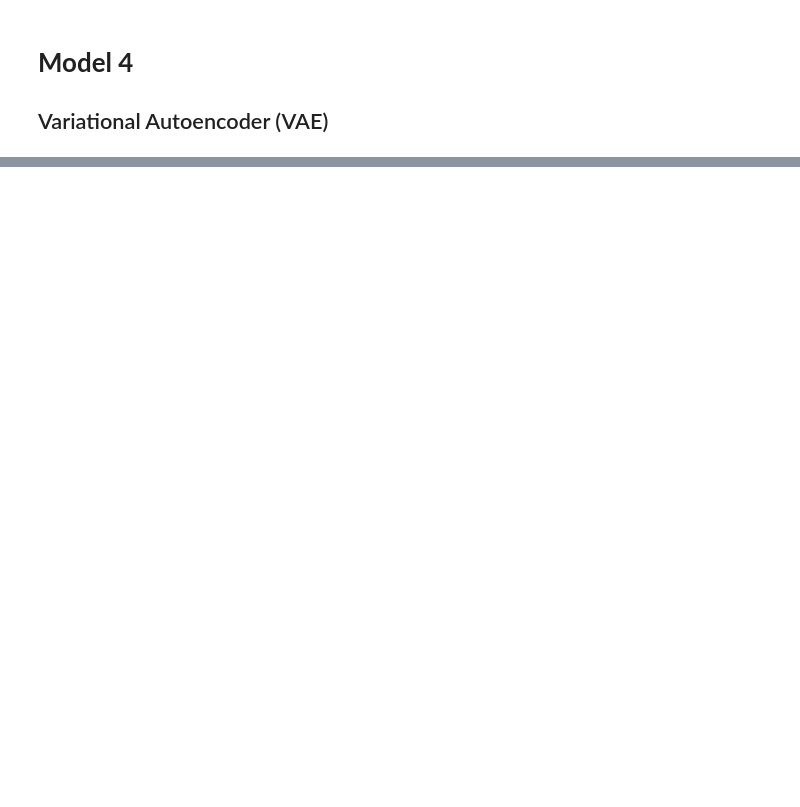
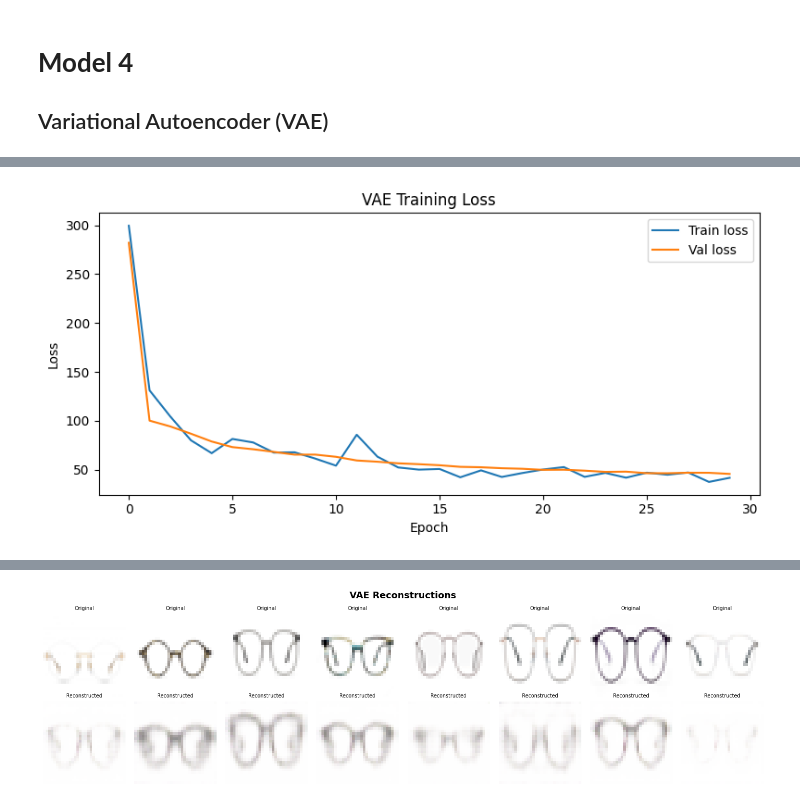
Before and after one commit to AissaBerenice/P1-Deep-Learning-P2026, a Jupyter notebook: notebooks/project_1.ipynb, the cells around one changed output, grey strips where cells are left out. Saved outputs shown, nothing was run; the diff lists cells and outputs as text; code cells hidden in the pictures; blank space fills up the shorter version.

```diff
--- a/notebooks/project_1.ipynb
+++ b/notebooks/project_1.ipynb
@@ -497,0 +527,8 @@ A VAE maps each image to a **probability distribution** — specifically a Gauss
+# %%
+# hyperparameters and values we need for later
+img_shape = (32, 32, 3)
+latent_dim = 16
+batch_size = 64
+epochs = 30
+save_path = Path("../data/processed")
+save_path.mkdir(parents=True, exist_ok=True)
@@ -497,0 +537,7 @@ A VAE maps each image to a **probability distribution** — specifically a Gauss
+# %%
+# Sampling layer (reparameterization trick)
+class Sampling(tf.keras.layers.Layer):
+    def call(self, inputs):
+        z_mean, z_log_var = inputs
+        eps = tf.random.normal(shape=tf.shape(z_mean))
+        return z_mean + tf.exp(0.5 * z_log_var) * eps
@@ -497,0 +645,9 @@ A VAE maps each image to a **probability distribution** — specifically a Gauss
+# %%
+# Train the VAE
+history = vae.fit(
+    X_train,
+    epochs=epochs,
+    batch_size=batch_size,
+    validation_data=(X_val,),
+    verbose=2
+)
@@ -497,0 +672,6 @@ A VAE maps each image to a **probability distribution** — specifically a Gauss
+# %%
+# Plot the curves and reconstructions
+plot_loss(history, title="VAE Training Loss")
+show_reconstructions(vae, X_test, n=8, title="VAE Reconstructions")
+# %% [output]
+[figure, added]
@@ -497,0 +679 @@ A VAE maps each image to a **probability distribution** — specifically a Gauss
+[figure, added]
```
Also changed, not shown: parts of 17 cells of this notebook, 2 other files.
